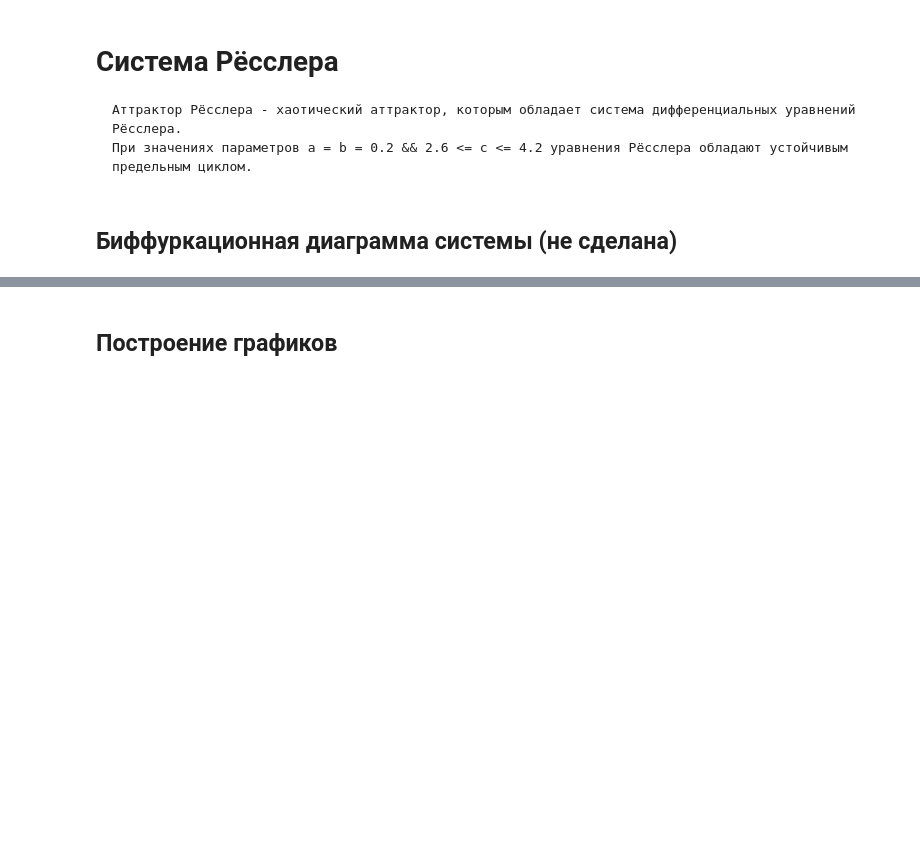
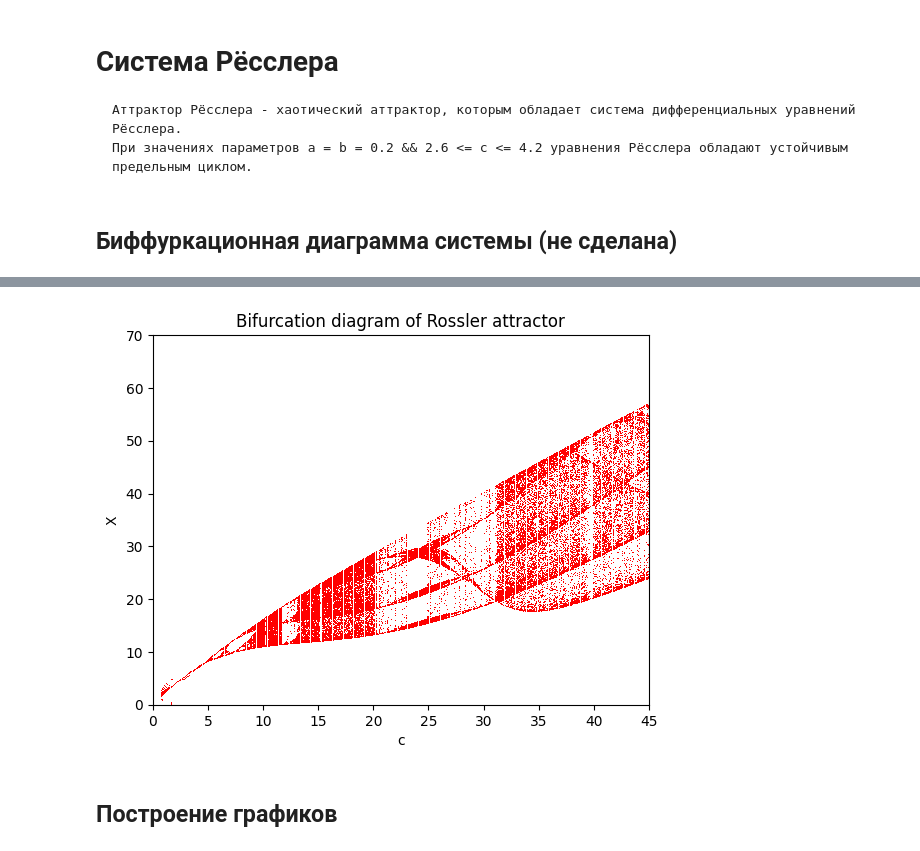
Before and after one commit to sadjumb/Scientific_non_linear_System, a Jupyter notebook: System_Ressler.ipynb, the cells around one changed output, grey strips where cells are left out. Drawn from its saved outputs; the diff is of its cells as text; code cells hidden in the pictures; blank space fills up the shorter version.

Commit message:
Biffurcation Diagramm

```diff
--- a/System_Ressler.ipynb
+++ b/System_Ressler.ipynb
@@ -109,0 +20,41 @@ main()
+# %%
+def main():
+    t0 = 0.0
+    dt = 0.001
+    t_final = 1500
+    T = np.arange(t0, t_final, dt)
+    a, b = 0.1, 0.1
+    ax = plt.figure().add_subplot(111)
+    plt.xlim([0, 45])
+    plt.ylim([0, 70])
+    plt.xlabel('c')
+    plt.ylabel('X')
+
+    C = []
+    X = []
+    e = 1e-2
+    c = 0.0
+    while c < 45.0:
+        x, y, z = 5.8, 1.0, 0.0
+        counter = 10
+        # the first 10 points may contain outliers
+        for t in T:
+            new_x = x + (-y - z) * dt
+            new_y = y + (x + a*y) * dt
+            new_z = z + (b + z*(x-c)) * dt
+            if 0 <= new_x < 70 and abs(new_y) < e:
+                if counter==0:
+                    C.append(c)
+                    X.append(new_x)
+                else:
+                    counter-=1
+            x, y, z = new_x, new_y, new_z
+        c += 0.1
+
+    plt.plot(C, X, ',', color='red')
+    plt.title('Bifurcation diagram of Rossler attractor')
+    plt.show()
+
+main()
+# %% [output]
+[figure, added]
```
Also changed, not shown: parts of 4 cells of this notebook.
